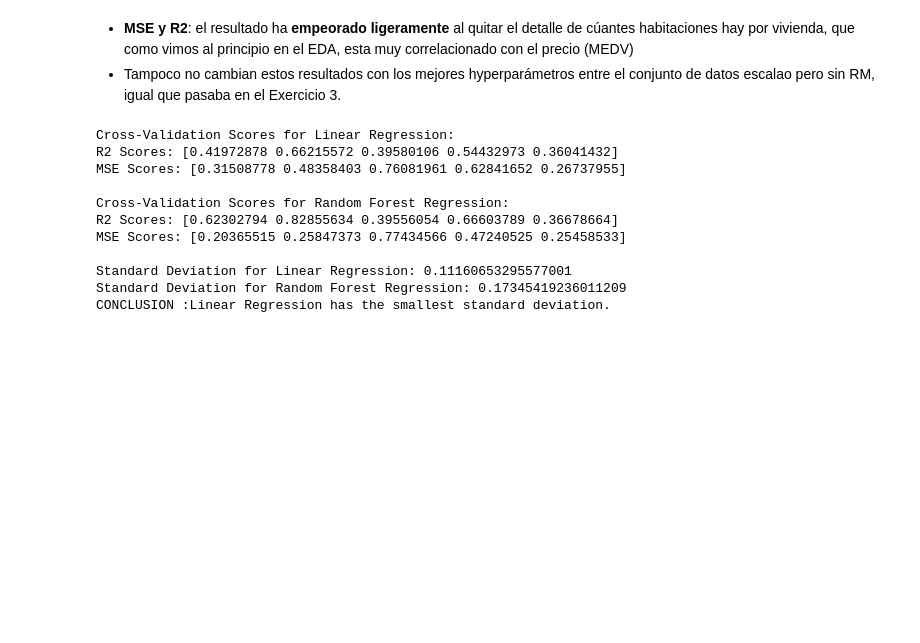
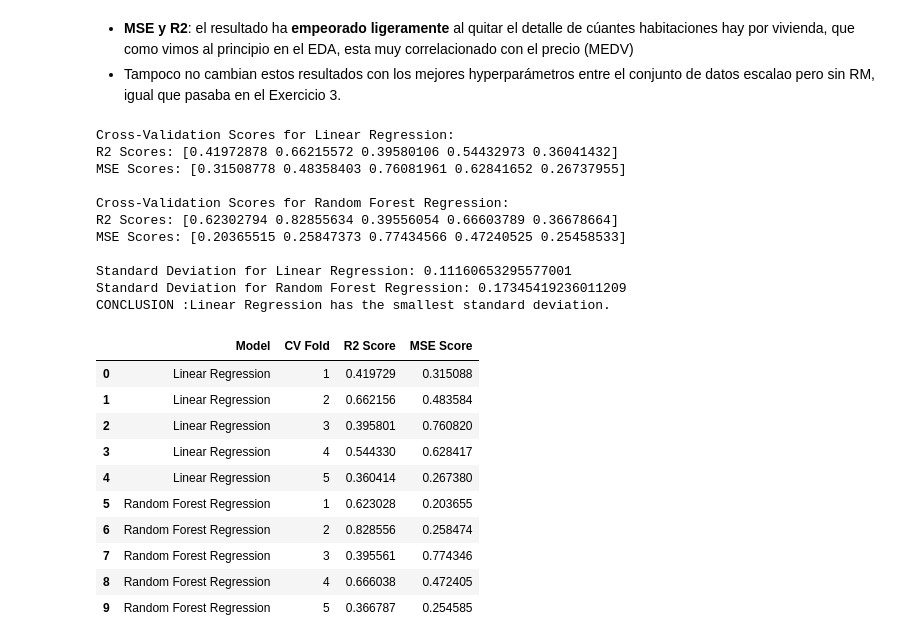
Before and after one commit to cristinasprogrammingadventure/ML_regressions, a Jupyter notebook: DS_M06-Ts01_regression_correct.ipynb, the cells around one changed output. Drawn from its saved outputs; the diff is of its cells as text; code cells hidden in the pictures; blank space fills up the shorter version.

```diff
--- a/DS_M06-Ts01_regression_correct.ipynb
+++ b/DS_M06-Ts01_regression_correct.ipynb
@@ -1659,3 +1659,37 @@ MSE Scores: [0.20365515 0.25847373 0.77434566 0.47240525 0.25458533]
 Standard Deviation for Linear Regression: 0.11160653295577001
 Standard Deviation for Random Forest Regression: 0.17345419236011209
 CONCLUSION :Linear Regression has the smallest standard deviation.
+# %%
+import pandas as pd
+
+# Create a DataFrame for Linear Regression Cross-Validation Scores
+cv_lr_data = {'Model': ['Linear Regression'] * 5,
+              'CV Fold': ['1', '2', '3', '4', '5'],
+              'R2 Score': cv_scores_lr_r2,
+              'MSE Score': cv_scores_lr_mse}
+cv_lr_df = pd.DataFrame(cv_lr_data)
+
+# Create a DataFrame for Random Forest Cross-Validation Scores
+cv_rf_data = {'Model': ['Random Forest Regression'] * 5,
+              'CV Fold': ['1', '2', '3', '4', '5'],
+              'R2 Score': cv_scores_rf_r2,
+              'MSE Score': cv_scores_rf_mse}
+cv_rf_df = pd.DataFrame(cv_rf_data)
+
+# Concatenate both DataFrames
+cv_scores_df = pd.concat([cv_lr_df, cv_rf_df], ignore_index=True)
+
+# Print the table
+cv_scores_df
+# %% [output]
+|  | Model | CV Fold | R2 Score | MSE Score |
+| 0 | Linear Regression | 1 | 0.419729 | 0.315088 |
+| 1 | Linear Regression | 2 | 0.662156 | 0.483584 |
+| 2 | Linear Regression | 3 | 0.395801 | 0.760820 |
+| 3 | Linear Regression | 4 | 0.544330 | 0.628417 |
+| 4 | Linear Regression | 5 | 0.360414 | 0.267380 |
+| 5 | Random Forest Regression | 1 | 0.623028 | 0.203655 |
+| 6 | Random Forest Regression | 2 | 0.828556 | 0.258474 |
+| 7 | Random Forest Regression | 3 | 0.395561 | 0.774346 |
+| 8 | Random Forest Regression | 4 | 0.666038 | 0.472405 |
+| 9 | Random Forest Regression | 5 | 0.366787 | 0.254585 |
```
Also changed, not shown: parts of 5 cells of this notebook.
